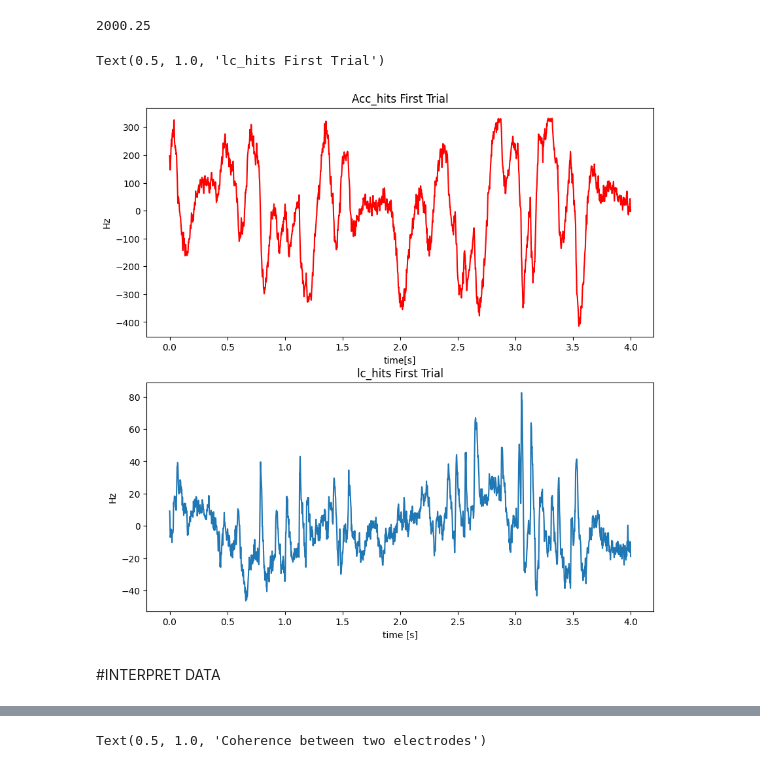
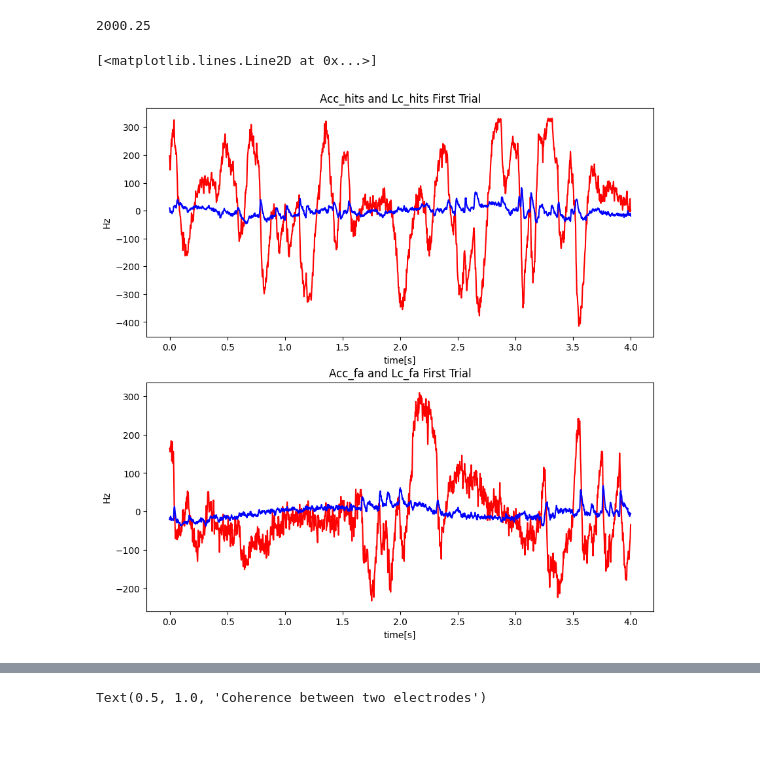
Before and after one commit to zoyaholin/Neur265HOLIN, a Jupyter notebook: coding_homework_6.ipynb, the cells around one changed output, grey strips where cells are left out. Saved outputs shown, nothing was run; the diff lists cells and outputs as text; code cells hidden in the pictures; blank space fills up the shorter version.

```diff
--- a/coding_homework_6.ipynb
+++ b/coding_homework_6.ipynb
@@ -48,16 +48,17 @@ print(time)
 # %%
 #Plotting first trial of acc_hits and lc_hits in subplots
 fig, ax=plt.subplots(2, figsize=(10,10))
 ax[0].plot(time,acc_hits[0], color='red')
 ax[0].set_ylabel('Hz')
 ax[0].set_xlabel('time[s]')
-ax[0].set_title('Acc_hits First Trial')
-ax[1].plot(time,lc_hits[0])
+ax[0].set_title('Acc_hits and Lc_hits First Trial')
+ax[0].plot(time,lc_hits[0], color='blue')
+
+ax[1].plot(time,acc_fa[0], color='red')
 ax[1].set_ylabel('Hz')
-ax[1].set_xlabel('time [s]')
-ax[1].set_title('lc_hits First Trial')
+ax[1].set_xlabel('time[s]')
+ax[1].set_title('Acc_fa and Lc_fa First Trial')
+ax[1].plot(time,lc_fa[0], color='blue')
 # %% [output]
-Text(0.5, 1.0, 'lc_hits First Trial')
+[<matplotlib.lines.Line2D at 0x...>]
-[figure, old version]
+[figure, new version]
-# %% [markdown]
-#INTERPRET DATA
```
Also changed, not shown: parts of 6 cells of this notebook.
